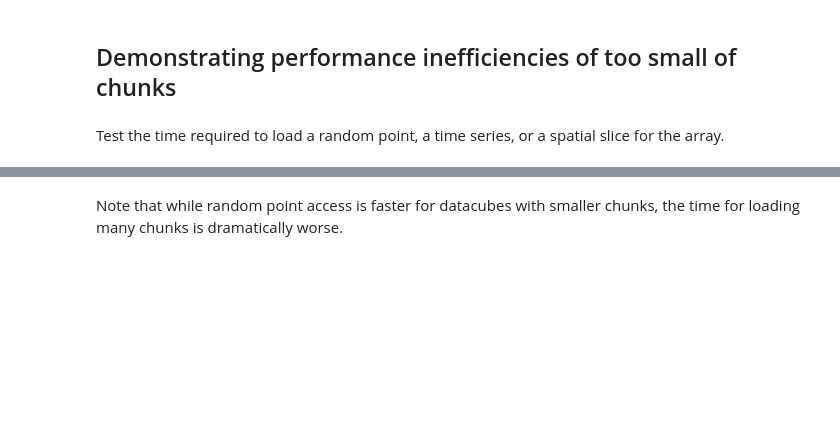
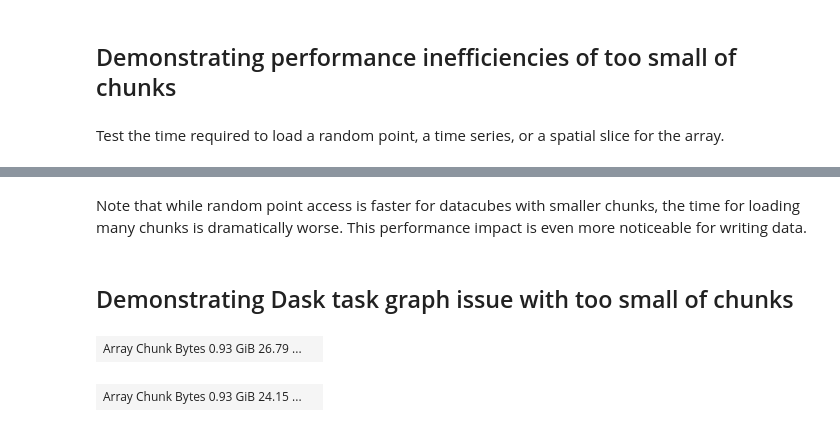
Before and after one commit to developmentseed/datacube-guide, a Jupyter notebook: docs/tiny-chunks.ipynb, the cells around one changed output, grey strips where cells are left out. Drawn from its saved outputs; the diff is of its cells as text; code cells hidden in the pictures; blank space fills up the shorter version.

```diff
--- a/docs/tiny-chunks.ipynb
+++ b/docs/tiny-chunks.ipynb
@@ -11,14 +12,10 @@ Please note that issue of too many GET requests can be mitigated but not complet
 # %%
 import datacube_benchmark
-import obstore as obs
 import zarr
+import xarray as xr
 import pandas as pd
 import hvplot.pandas  # noqa
 from pint import Quantity
+from typing import Any
 from azure.identity import DefaultAzureCredential
 from obstore.auth.azure import AzureCredentialProvider
-
-_ = zarr.config.set({"async.concurrency": 128})
-pd.set_option("display.float_format", "{:0.30f}".format)
-
-credential_provider = AzureCredentialProvider(credential=DefaultAzureCredential())
@@ -121,2 +148,22 @@ plt
 # %% [markdown]
-Note that while random point access is faster for datacubes with smaller chunks, the time for loading many chunks is dramatically worse.
+Note that while random point access is faster for datacubes with smaller chunks, the time for loading many chunks is dramatically worse. This performance impact is even more noticeable for writing data.
+# %% [markdown]
+## Demonstrating Dask task graph issue with too small of chunks
+# %%
+def xarray_array_from_zarr_array(
+    array: zarr.Array, config=datacube_benchmark.Config
+) -> xr.Dataset:
+    store = array.store
+    ds = xr.open_zarr(store=store, zarr_format=3, consolidated=True)
+    da = ds[config.data_var]
+    return da
+# %%
+result_tiny_chunks = xarray_array_from_zarr_array(tiny_chunk_arr) * 3
+result_tiny_chunks.data
+# %% [output]
+| Array Chunk Bytes 0.93 GiB 26.79 ... |  |
+# %%
+result_reg_chunks = xarray_array_from_zarr_array(reg_chunk_arr) * 3
+result_reg_chunks.data
+# %% [output]
+| Array Chunk Bytes 0.93 GiB 24.15 ... |  |
```
Also changed, not shown: parts of 20 cells of this notebook, 4 other files.
